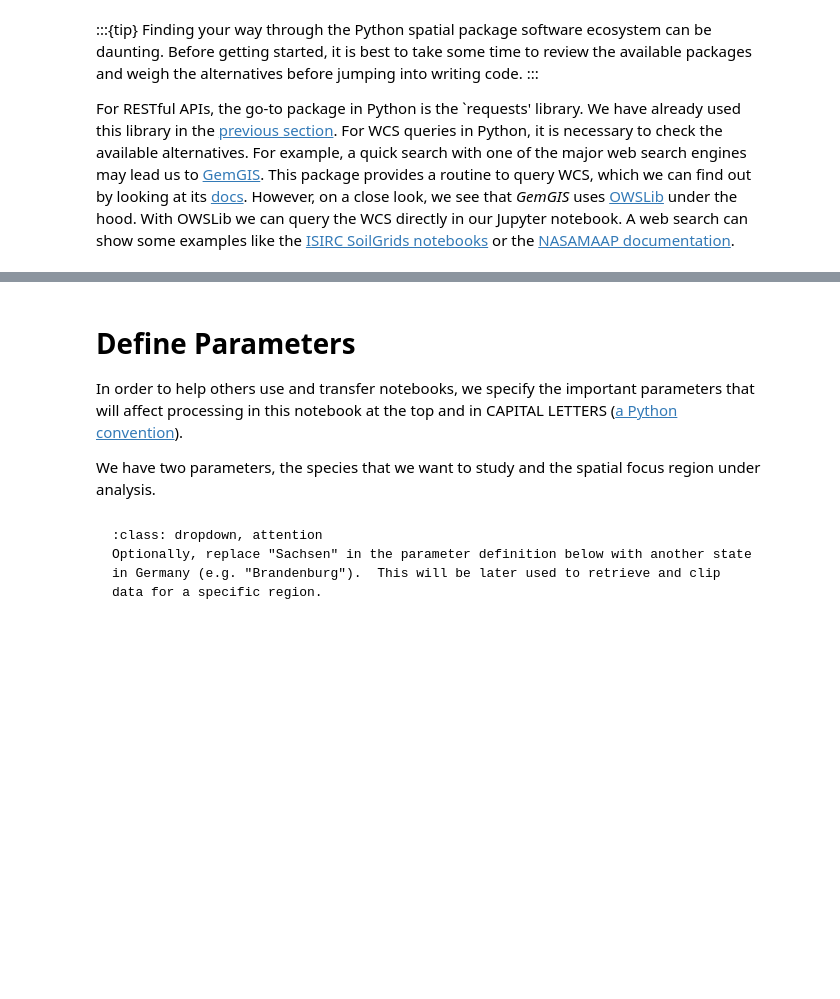
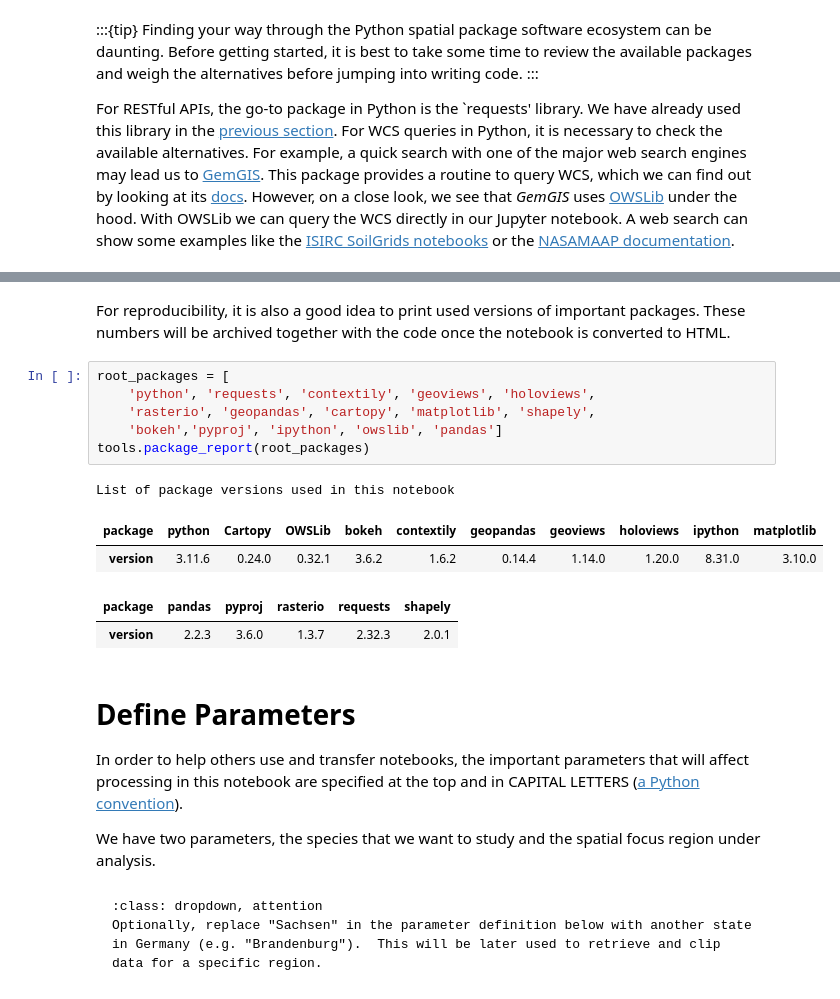
Before and after one commit to ioer-dresden/jupyter-book-nfdi4biodiversity, a Jupyter notebook: notebooks/202_data_retrieval.ipynb, the cells around one changed output, grey strips where cells are left out. Saved outputs shown, nothing was run; the diff lists cells and outputs as text; blank space fills up the shorter version.

Commit message:
refactor: move imports to top and add version output

```diff
--- a/notebooks/202_data_retrieval.ipynb
+++ b/notebooks/202_data_retrieval.ipynb
@@ -16,7 +118,21 @@ For RESTful APIs, the go-to package in Python is the `requests' library. We have
+# %% [markdown]
+For reproducibility, it is also a good idea to print used versions of important packages. These numbers will be archived together with the code once the notebook is converted to HTML.
+# %%
+root_packages = [
+    'python', 'requests', 'contextily', 'geoviews', 'holoviews',
+    'rasterio', 'geopandas', 'cartopy', 'matplotlib', 'shapely',
+    'bokeh','pyproj', 'ipython', 'owslib', 'pandas']
+tools.package_report(root_packages)
+# %% [output]
+List of package versions used in this notebook
+| package | python | Cartopy | OWSLib | bokeh | contextily | geopandas | geoviews | holoviews | ipython | matplotlib |
+| version | 3.11.6 | 0.24.0 | 0.32.1 | 3.6.2 | 1.6.2 | 0.14.4 | 1.14.0 | 1.20.0 | 8.31.0 | 3.10.0 |
+| package | pandas | pyproj | rasterio | requests | shapely |
+| version | 2.2.3 | 3.6.0 | 1.3.7 | 2.32.3 | 2.0.1 |
 # %% [markdown]
 # Define Parameters
 
-In order to help others use and transfer notebooks, we specify the important parameters that will affect processing in this notebook at the top and in CAPITAL LETTERS ([a Python convention](https://peps.python.org/pep-0008/)).
+In order to help others use and transfer notebooks, the important parameters that will affect processing in this notebook are specified at the top and in CAPITAL LETTERS ([a Python convention](https://peps.python.org/pep-0008/)).
 
 We have two parameters, the species that we want to study and the spatial focus region under analysis.
 # %% [markdown]
```
Also changed, not shown: parts of 31 cells of this notebook.
